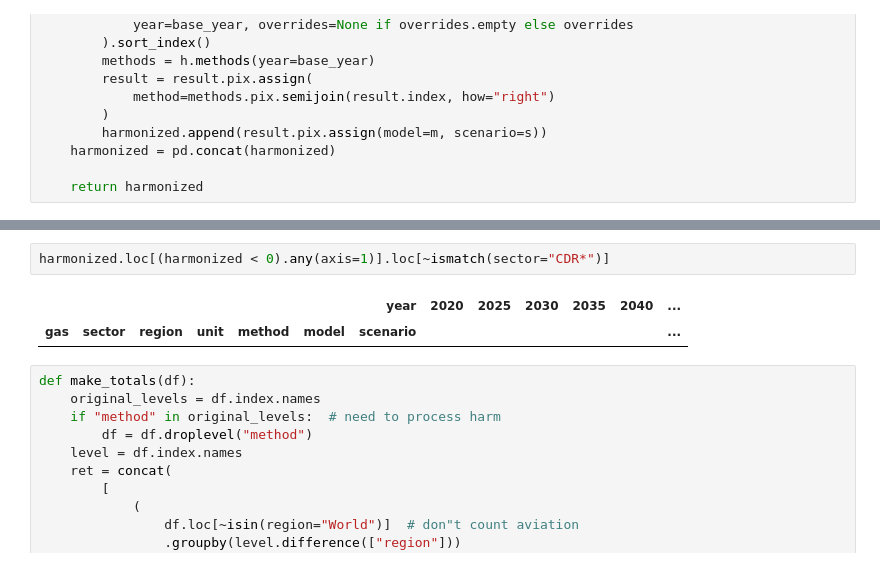
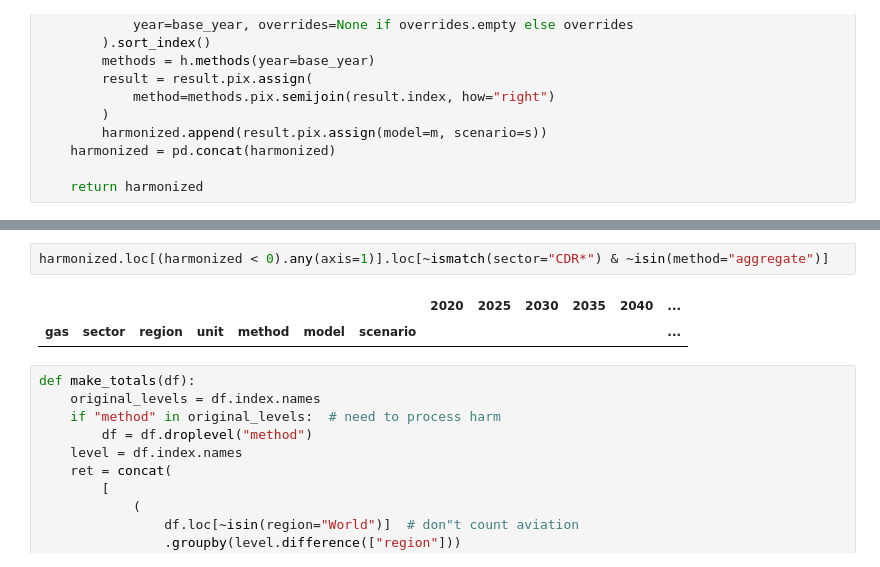
Before and after one commit to jkikstra/concordia, a Jupyter notebook: notebooks/workflow.ipynb, the cells around one changed output, grey strips where cells are left out. Drawn from its saved outputs; the diff is of its cells as text.

```diff
--- a/notebooks/workflow.ipynb
+++ b/notebooks/workflow.ipynb
@@ -301,7 +295,7 @@ INFO:root:Harmonizing with model_zero
 # %%
-harmonized.loc[(harmonized < 0).any(axis=1)].loc[~ismatch(sector="CDR*")]
+harmonized.loc[(harmonized < 0).any(axis=1)].loc[~ismatch(sector="CDR*") & ~isin(method="aggregate")]
 # %% [output]
-|  |  |  |  |  |  | year | 2020 | 2025 | 2030 | 2035 | 2040 | ... |
+|  |  |  |  |  |  |  | 2020 | 2025 | 2030 | 2035 | 2040 | ... |
 | gas | sector | region | unit | method | model | scenario |  |  |  |  |  | ... |
 # %%
 def make_totals(df):
```
Also changed, not shown: parts of 22 cells of this notebook.
